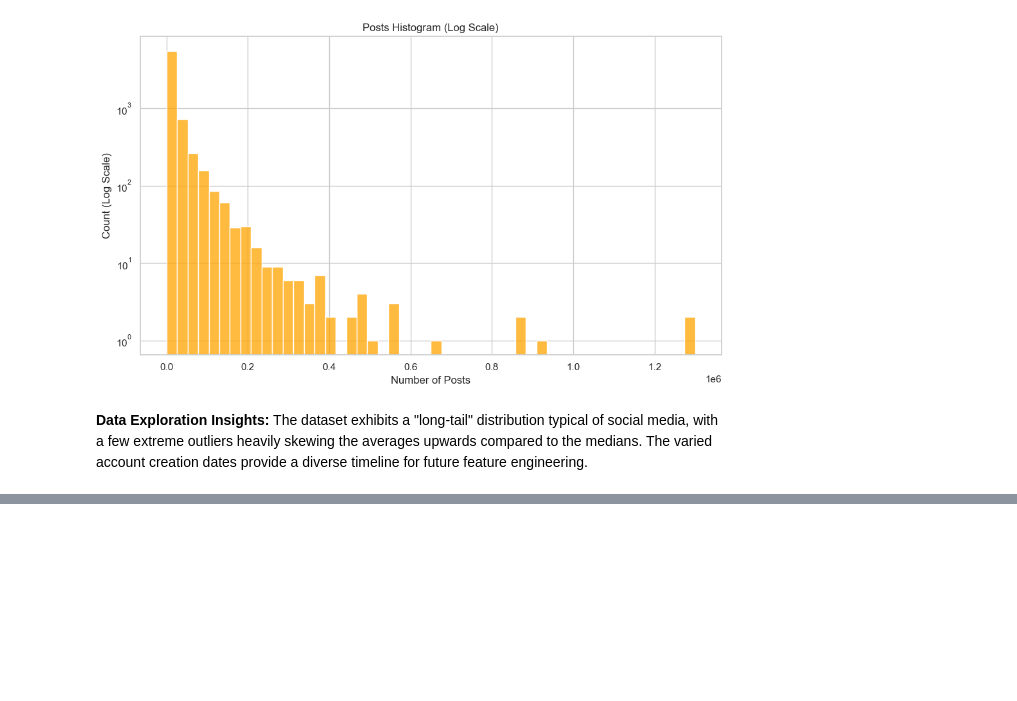
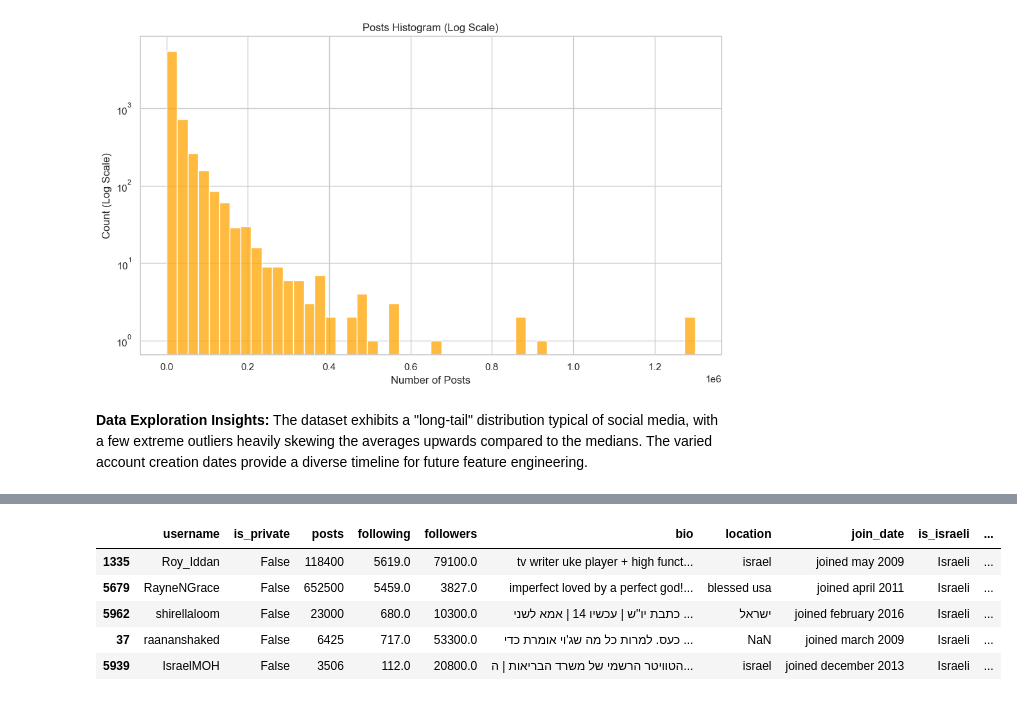
Before and after one commit to Matan2002/IsraelPOIs_ML_Project, a Jupyter notebook: Project.ipynb, the cells around one changed output, grey strips where cells are left out. Drawn from its saved outputs; the diff is of its cells as text; code cells hidden in the pictures; blank space fills up the shorter version.

```diff
--- a/Project.ipynb
+++ b/Project.ipynb
@@ -169,0 +174,13 @@ The dataset exhibits a "long-tail" distribution typical of social media, with a
+# %%
+# Randomly select 100 users from the dataset
+sample_df = df.sample(n=100, random_state=42)
+
+# Display the first rows of the sampled dataset
+sample_df.head()
+# %% [output]
+|  | username | is_private | posts | following | followers | bio | location | join_date | is_israeli | ... |
+| 1335 | Roy_Iddan | False | 118400 | 5619.0 | 79100.0 | tv writer uke player + high funct... | israel | joined may 2009 | Israeli | ... |
+| 5679 | RayneNGrace | False | 652500 | 5459.0 | 3827.0 | imperfect loved by a perfect god!... | blessed usa | joined april 2011 | Israeli | ... |
+| 5962 | shirellaloom | False | 23000 | 680.0 | 10300.0 | כתבת יו''ש | עכשיו 14 | אמא לשני ... | ישראל | joined february 2016 | Israeli | ... |
+| 37 | raananshaked | False | 6425 | 717.0 | 53300.0 | כעס. למרות כל מה שג'וי אומרת כדי ... | NaN | joined march 2009 | Israeli | ... |
+| 5939 | IsraelMOH | False | 3506 | 112.0 | 20800.0 | הטוויטר הרשמי של משרד הבריאות | ה... | israel | joined december 2013 | Israeli | ... |
```
Also changed, not shown: parts of 6 cells of this notebook, 5 other files.
